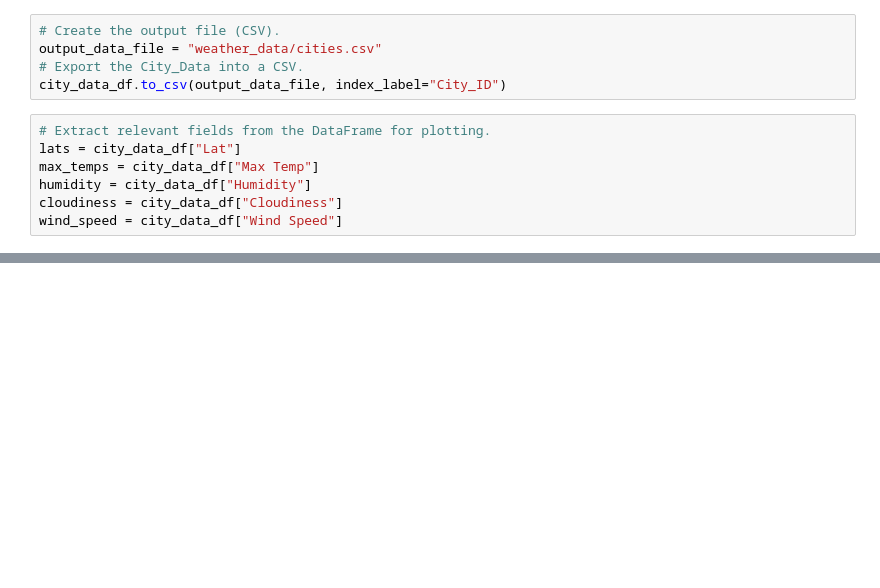
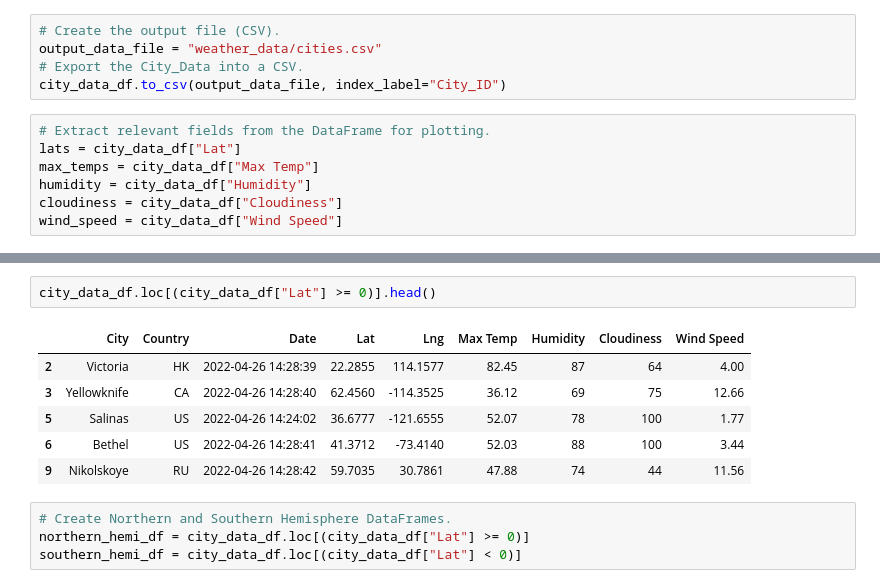
Before and after one commit to WillS78/World_Weather_Analysis, a Jupyter notebook: WeatherPy.ipynb, the cells around one changed output, grey strips where cells are left out. Drawn from its saved outputs; the diff is of its cells as text; blank space fills up the shorter version.

```diff
--- a/WeatherPy.ipynb
+++ b/WeatherPy.ipynb
@@ -299,0 +369,13 @@ plt.show()
+# %%
+city_data_df.loc[(city_data_df["Lat"] >= 0)].head()
+# %% [output]
+|  | City | Country | Date | Lat | Lng | Max Temp | Humidity | Cloudiness | Wind Speed |
+| 2 | Victoria | HK | 2022-04-26 14:28:39 | 22.2855 | 114.1577 | 82.45 | 87 | 64 | 4.00 |
+| 3 | Yellowknife | CA | 2022-04-26 14:28:40 | 62.4560 | -114.3525 | 36.12 | 69 | 75 | 12.66 |
+| 5 | Salinas | US | 2022-04-26 14:24:02 | 36.6777 | -121.6555 | 52.07 | 78 | 100 | 1.77 |
+| 6 | Bethel | US | 2022-04-26 14:28:41 | 41.3712 | -73.4140 | 52.03 | 88 | 100 | 3.44 |
+| 9 | Nikolskoye | RU | 2022-04-26 14:28:42 | 59.7035 | 30.7861 | 47.88 | 74 | 44 | 11.56 |
+# %%
+# Create Northern and Southern Hemisphere DataFrames.
+northern_hemi_df = city_data_df.loc[(city_data_df["Lat"] >= 0)]
+southern_hemi_df = city_data_df.loc[(city_data_df["Lat"] < 0)]
```
Also changed, not shown: parts of 15 cells of this notebook.
